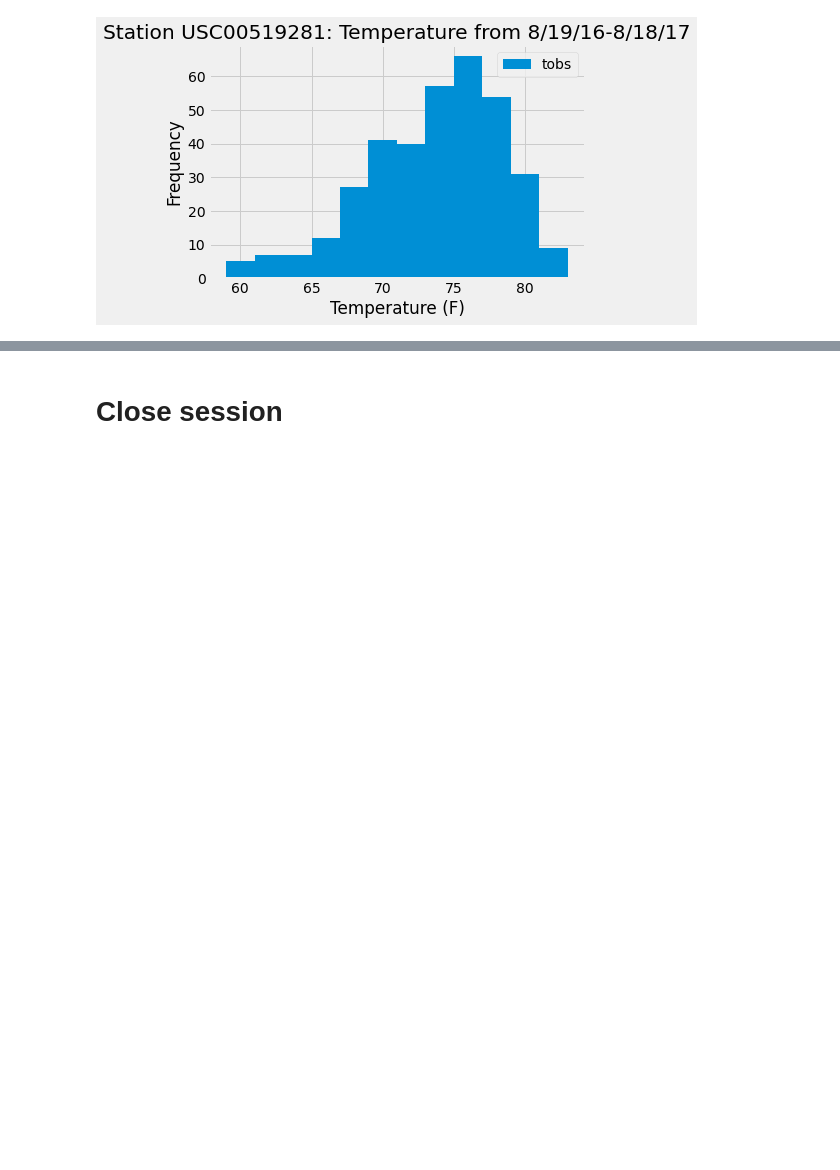
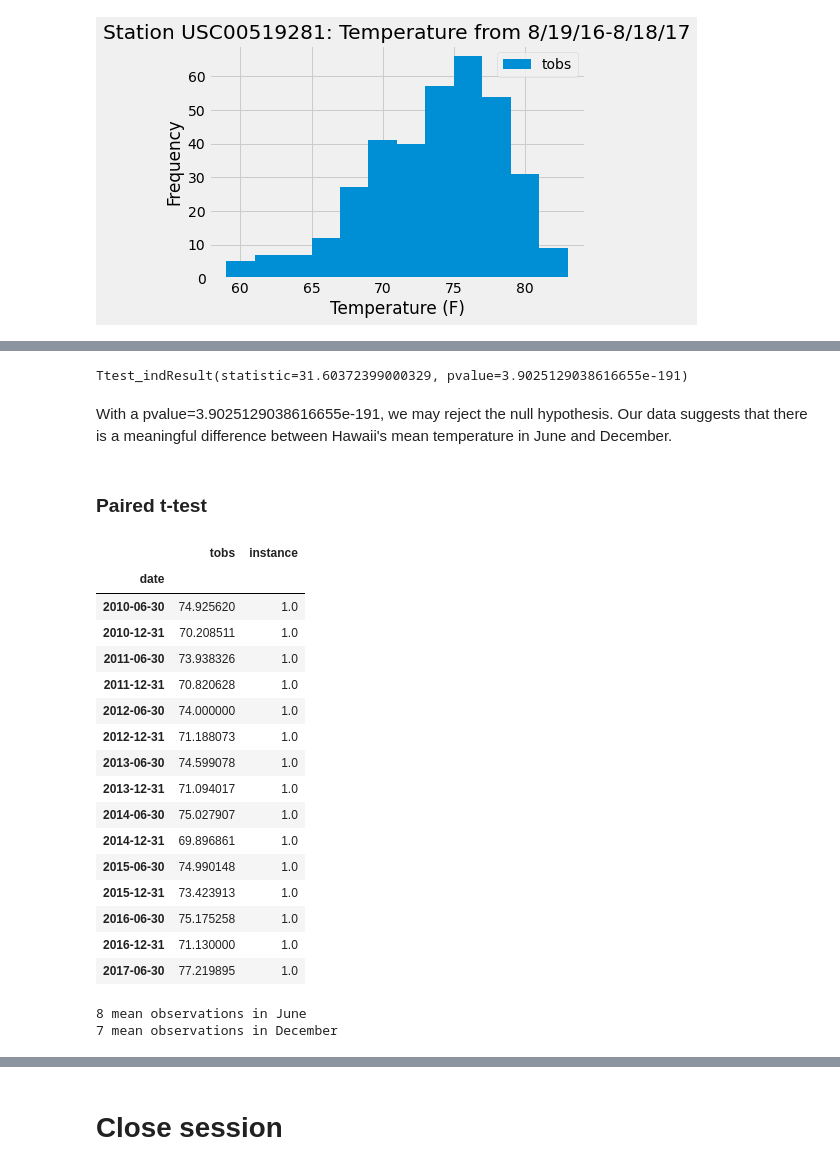
Before and after one commit to sunwoo-kim20/sql-hawaii-weather-analysis, a Jupyter notebook: climate.ipynb, the cells around one changed output, grey strips where cells are left out. Saved outputs shown, nothing was run; the diff lists cells and outputs as text; code cells hidden in the pictures; blank space fills up the shorter version.

Commit message:
added code to prepare data for t-test and ran tests

```diff
--- a/climate.ipynb
+++ b/climate.ipynb
@@ -231,0 +301,38 @@ plt.show()
+# %%
+# Run independent t-test assuming equal variance since all temperatures were taken in the same Hawaiian weather stations
+stats.ttest_ind(june_temps, dec_temps, equal_var = True)
+# %% [output]
+Ttest_indResult(statistic=31.60372399000329, pvalue=3.9025129038616655e-191)
+# %% [markdown]
+With a pvalue=3.9025129038616655e-191, we may reject the null hypothesis. Our data suggests that there is a meaningful difference between Hawaii's mean temperature in June and December.
+# %% [markdown]
+### Paired t-test
+# %%
+# Group and calculate mean by month/year
+mean_temps_df = test_df.groupby(pd.Grouper(freq="M")).mean().dropna(axis = 0)
+mean_temps_df
+# %% [output]
+|  | tobs | instance |
+| date |  |  |
+| 2010-06-30 | 74.925620 | 1.0 |
+| 2010-12-31 | 70.208511 | 1.0 |
+| 2011-06-30 | 73.938326 | 1.0 |
+| 2011-12-31 | 70.820628 | 1.0 |
+| 2012-06-30 | 74.000000 | 1.0 |
+| 2012-12-31 | 71.188073 | 1.0 |
+| 2013-06-30 | 74.599078 | 1.0 |
+| 2013-12-31 | 71.094017 | 1.0 |
+| 2014-06-30 | 75.027907 | 1.0 |
+| 2014-12-31 | 69.896861 | 1.0 |
+| 2015-06-30 | 74.990148 | 1.0 |
+| 2015-12-31 | 73.423913 | 1.0 |
+| 2016-06-30 | 75.175258 | 1.0 |
+| 2016-12-31 | 71.130000 | 1.0 |
+| 2017-06-30 | 77.219895 | 1.0 |
+# %%
+# Check that the number of data points are equal for each month in order to run paired t-test
+print(f"{mean_temps_df[mean_temps_df.index.month == 6].shape[0]} mean observations in June")
+print(f"{mean_temps_df[mean_temps_df.index.month == 12].shape[0]} mean observations in December")
+# %% [output]
+8 mean observations in June
+7 mean observations in December
```
Also changed, not shown: parts of 12 cells of this notebook, 4 other files.
